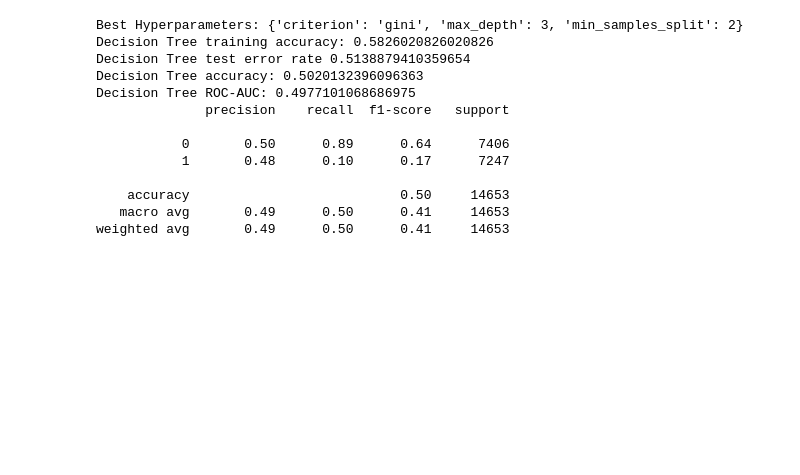
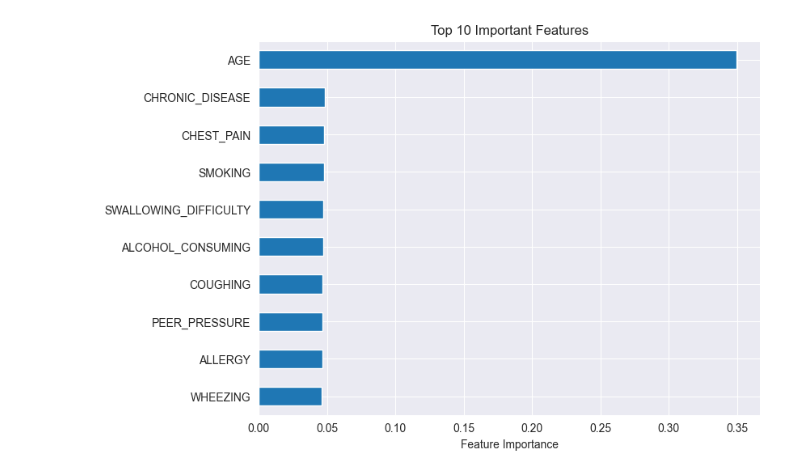
Before and after one commit to Souz0/FYP, a Jupyter notebook: Database_1.ipynb, the cells around one changed output. Cells and saved outputs as stored; diff of their text form; code cells hidden in the pictures; blank space fills up the shorter version.

```diff
--- a/Database_1.ipynb
+++ b/Database_1.ipynb
@@ -523,57 +138,13 @@ WHEEZING                 0.048198
 dtype: float64
-# %%
-# Defining X (features) and y (target)
-X1 = df_unique.drop(columns=["LUNG_CANCER", "cluster"])
-y1 = df_unique["LUNG_CANCER"]
-
-# Splitting dataset into training and testing data
-X_train1, X_test1, y_train1, y_test1 = train_test_split(X1, y1, test_size=0.3, random_state=7)
-
-# Defining parameter grid for GridSearchCV
-param_grid = {
-    'criterion': ['gini', 'entropy', 'log_loss'],  # Different splitting criteria
-    'max_depth': [3, 5, 10, 15, None],  # Various tree depths
-    'min_samples_split': [2, 5, 10]  # Minimum samples required to split a node
-}
-
-# Initializing Decision Tree model
-clf = DecisionTreeClassifier()
-
-# Applying GridSearchCV
-grid_search = GridSearchCV(clf, param_grid, cv=5, scoring='accuracy', n_jobs=-1)
-grid_search.fit(X_train1, y_train1)
-
-# Best parameters found
-best_params = grid_search.best_params_
-print(f"Best Hyperparameters: {best_params}")
-
-# Evaluating the best model
-best_clf = grid_search.best_estimator_
-y_pred1 = best_clf.predict(X_test1)
-y_train_pred1 = best_clf.predict(X_train1)
-
-# Calculating accuracy
-train_accuracy1 = accuracy_score(y_train1, y_train_pred1)
-test_accuracy1 = accuracy_score(y_test1, y_pred1)
-error1 = 1 - test_accuracy1
-
-# Displaying results
-print("Decision Tree training accuracy:", train_accuracy)
-print(f"Decision Tree test error rate {error}")
-print("Decision Tree accuracy:", accuracy_score(y_test1, y_pred1))
-print("Decision Tree ROC-AUC:", roc_auc_score(y_test1, y_pred1))
-print(classification_report(y_test1, y_pred1))
-# %% [output]
-Best Hyperparameters: {'criterion': 'gini', 'max_depth': 3, 'min_samples_split': 2}
-Decision Tree training accuracy: 0.5826020826020826
-Decision Tree test error rate 0.5138879410359654
-Decision Tree accuracy: 0.5020132396096363
-Decision Tree ROC-AUC: 0.4977101068686975
-              precision    recall  f1-score   support
-
-           0       0.50      0.89      0.64      7406
-           1       0.48      0.10      0.17      7247
-
-    accuracy                           0.50     14653
-   macro avg       0.49      0.50      0.41     14653
-weighted avg       0.49      0.50      0.41     14653
+# %%
+feat_importance.head(10).plot(
+    kind="barh",
+    figsize=(8,6)
+)
+
+plt.gca().invert_yaxis()
+plt.title("Top 10 Important Features")
+plt.xlabel("Feature Importance")
+plt.show()
+# %% [output]
+[figure, added]
```
Also changed, not shown: parts of 99 cells of this notebook, 2 other files.
